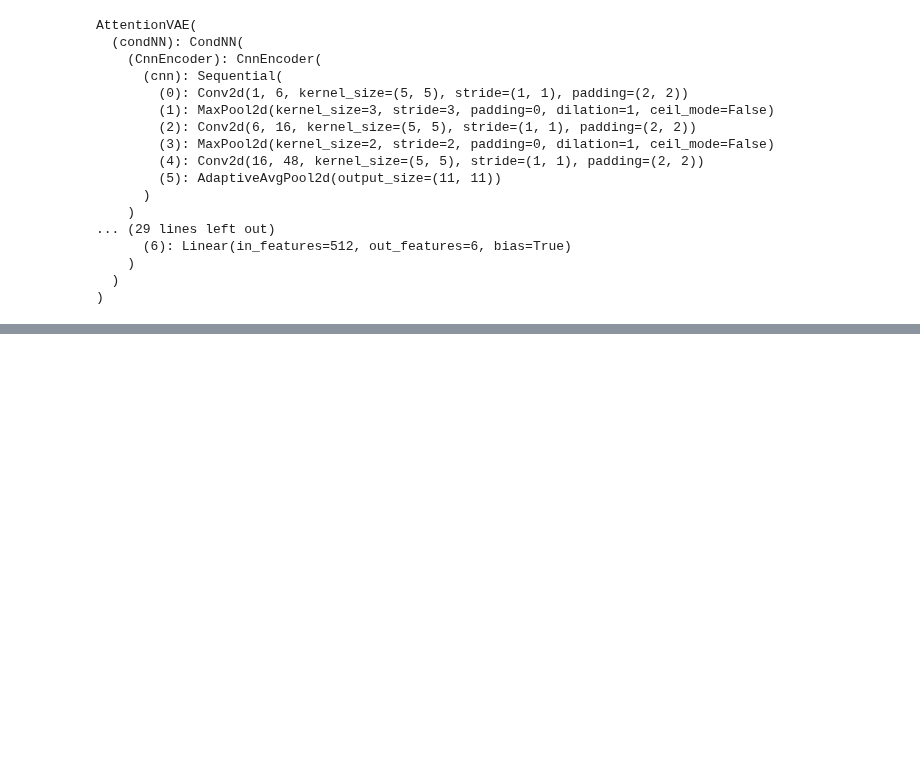
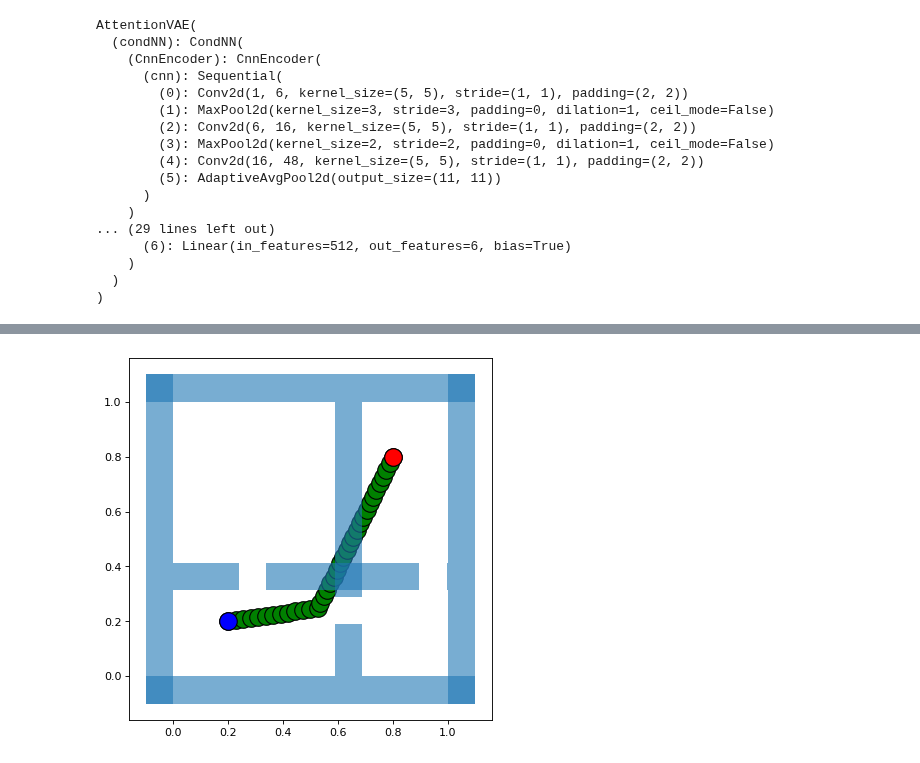
Before and after one commit to KarlRong/VAE-Motion-Planning, a Jupyter notebook: ompl_narrowpassage.ipynb, the cells around one changed output, grey strips where cells are left out. Saved outputs shown, nothing was run; the diff lists cells and outputs as text; code cells hidden in the pictures; blank space fills up the shorter version.

```diff
--- a/ompl_narrowpassage.ipynb
+++ b/ompl_narrowpassage.ipynb
@@ -338,0 +279,3 @@ plotSampleAttention(y_viz, con, occ, a)
+# %%
+obs, dimW = con2obs(con)
+pltObs(obs, dimW)
@@ -339,13 +450,26 @@ plotSampleAttention(y_viz, con, occ, a)
 # %%
-fig1 = plt.figure(figsize=(30, 6), dpi=80)
-ax1 = fig1.add_subplot(131, aspect='equal')
+from utils.NarrowPassage import gap2obs
+def plt_ompl_result(condition, start, goal, path):
+    fig1 = plt.figure(figsize=(10, 6), dpi=80)
+    ax1 = fig1.add_subplot(111, aspect='equal')
+    obs, dimW = gap2obs(condition)
+    for i in range(0, obs.shape[0] // (2 * dimW)):  # plot obstacle patches
+        ax1.add_patch(
+            patches.Rectangle(
+                (obs[i * 2 * dimW], obs[i * 2 * dimW + 1]),  # (x,y)
+                obs[i * 2 * dimW + dimW] - obs[i * 2 * dimW],  # width
+                obs[i * 2 * dimW + dimW + 1] - obs[i * 2 * dimW + 1],  # height
+                alpha=0.6
+            ))
+    gridSize = 11
+    occGrid = gap2occ(condition, gridSize)
 
-obs, dimW = gap2obs(con)
-for i in range(0, obs.shape[0] // (2 * dimW)):  # plot obstacle patches
-    ax1.add_patch(
-        patches.Rectangle(
-            (obs[i * 2 * dimW], obs[i * 2 * dimW + 1]),  # (x,y)
-            obs[i * 2 * dimW + dimW] - obs[i * 2 * dimW],  # width
-            obs[i * 2 * dimW + dimW + 1] - obs[i * 2 * dimW + 1],  # height
-            alpha=0.6
-        ))
+    path.interpolate()
+    states = path.getStates()
+    for state in states:
+        plt.scatter(state.getX(), state.getY(), color="green", s=250, edgecolors='black')  # init
+
+    plt.scatter(start().getX(), start().getY(), color="blue", s=250, edgecolors='black')  # init
+    plt.scatter(goal().getX(), goal().getY(), color="red", s=250, edgecolors='black')  # goal
+
+    plt.show()
@@ -599,0 +476,4 @@ No solution found
+# %%
+plt_ompl_result(con, start, goal,path)
+# %% [output]
+[figure, added]
```
Also changed, not shown: parts of 18 cells of this notebook.
